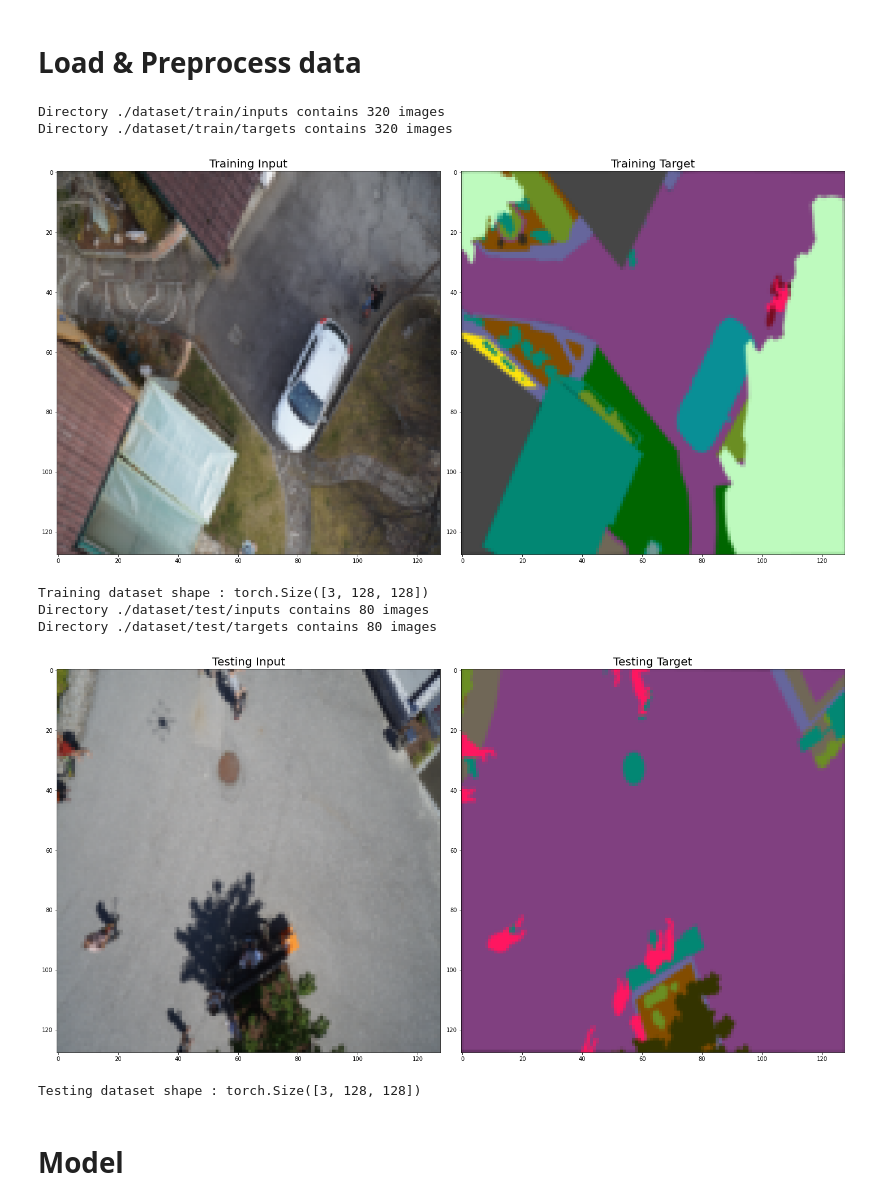
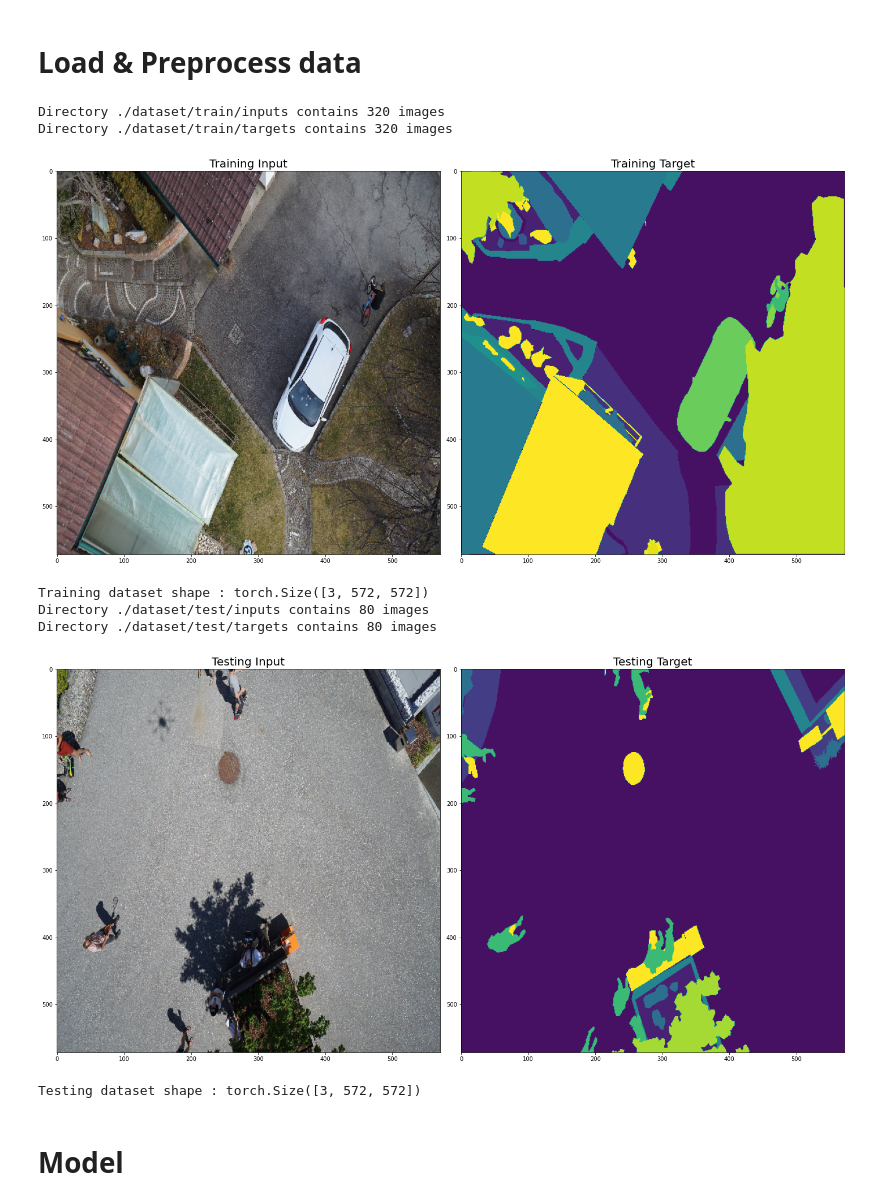
Before and after one commit to AlexandreBrown/AerialSemanticSegmentation, a Jupyter notebook: SemanticSegmentation.ipynb, the cells around one changed output. Saved outputs shown, nothing was run; the diff lists cells and outputs as text; code cells hidden in the pictures.

```diff
--- a/SemanticSegmentation.ipynb
+++ b/SemanticSegmentation.ipynb
@@ -82,48 +82,55 @@ class SemanticSegmentationOnDiskDataset(Dataset):
 # %% [markdown]
 # Define Visualization Utils
 # %%
-def showImagePair(img1, img2, title =""):
+def showImagePair(img1, img2, title ="", scale=False):
     f, (ax1, ax2) = plt.subplots(1,2)
+
+
+    image1 = img1.permute(1, 2, 0).detach().numpy()
+    image2 = img2.permute(1, 2, 0).detach().numpy()
+
     ax1.set_title(title + " Input", fontsize=20)
-    ax1.imshow(img1.permute(1, 2, 0))
     ax1.figure.set_size_inches(20, 20)
+    ax1.imshow(image1)
+
     ax2.set_title(title + " Target", fontsize=20)
-    ax2.imshow(img2.permute(1, 2, 0))
     ax2.figure.set_size_inches(20, 20)
+    ax2.imshow(image2)
+
     plt.tight_layout()
     plt.show()
 # %% [markdown]
 # Load & Preprocess data
 # %%
-HEIGHT = 128
-WIDTH = 128
+HEIGHT = 572
+WIDTH = 572
 
 train_path = "./dataset/train/"
 train_images_path = train_path + "inputs"
 train_masks_path = train_path + "targets"
 
-train_transform = transforms.Compose([transforms.Resize((HEIGHT, WIDTH)), transforms.ToTensor()])
+train_transform = transforms.Compose([transforms.Resize((HEIGHT, WIDTH),interpolation=transforms.functional.InterpolationMode.NEAREST), transforms.ToTensor()])
 train_dataset = SemanticSegmentationOnDiskDataset(train_images_path, train_masks_path, train_transform)
 showImagePair(train_dataset[0][0], train_dataset[0][1], "Training")
 print("Training dataset shape : {0}".format(train_dataset[0][0].shape))
 
 
 train_path = "./dataset/test/"
 test_images_path = train_path + "inputs"
 test_masks_path = train_path + "targets"
 
-test_transform = transforms.Compose([transforms.Resize((HEIGHT, WIDTH)), transforms.ToTensor()])
+test_transform = transforms.Compose([transforms.Resize((HEIGHT, WIDTH),interpolation=transforms.functional.InterpolationMode.NEAREST), transforms.ToTensor()])
 test_dataset = SemanticSegmentationOnDiskDataset(test_images_path, test_masks_path, test_transform)
 showImagePair(test_dataset[0][0], test_dataset[0][1], "Testing")
 print("Testing dataset shape : {0}".format(train_dataset[0][0].shape))
 # %% [output]
 Directory ./dataset/train/inputs contains 320 images
 Directory ./dataset/train/targets contains 320 images
-[figure, old version]
+[figure, new version]
-Training dataset shape : torch.Size([3, 128, 128])
+Training dataset shape : torch.Size([3, 572, 572])
 Directory ./dataset/test/inputs contains 80 images
 Directory ./dataset/test/targets contains 80 images
-[figure, old version]
+[figure, new version]
-Testing dataset shape : torch.Size([3, 128, 128])
+Testing dataset shape : torch.Size([3, 572, 572])
 # %% [markdown]
 # Model
```
Also changed, not shown: parts of 11 cells of this notebook.
